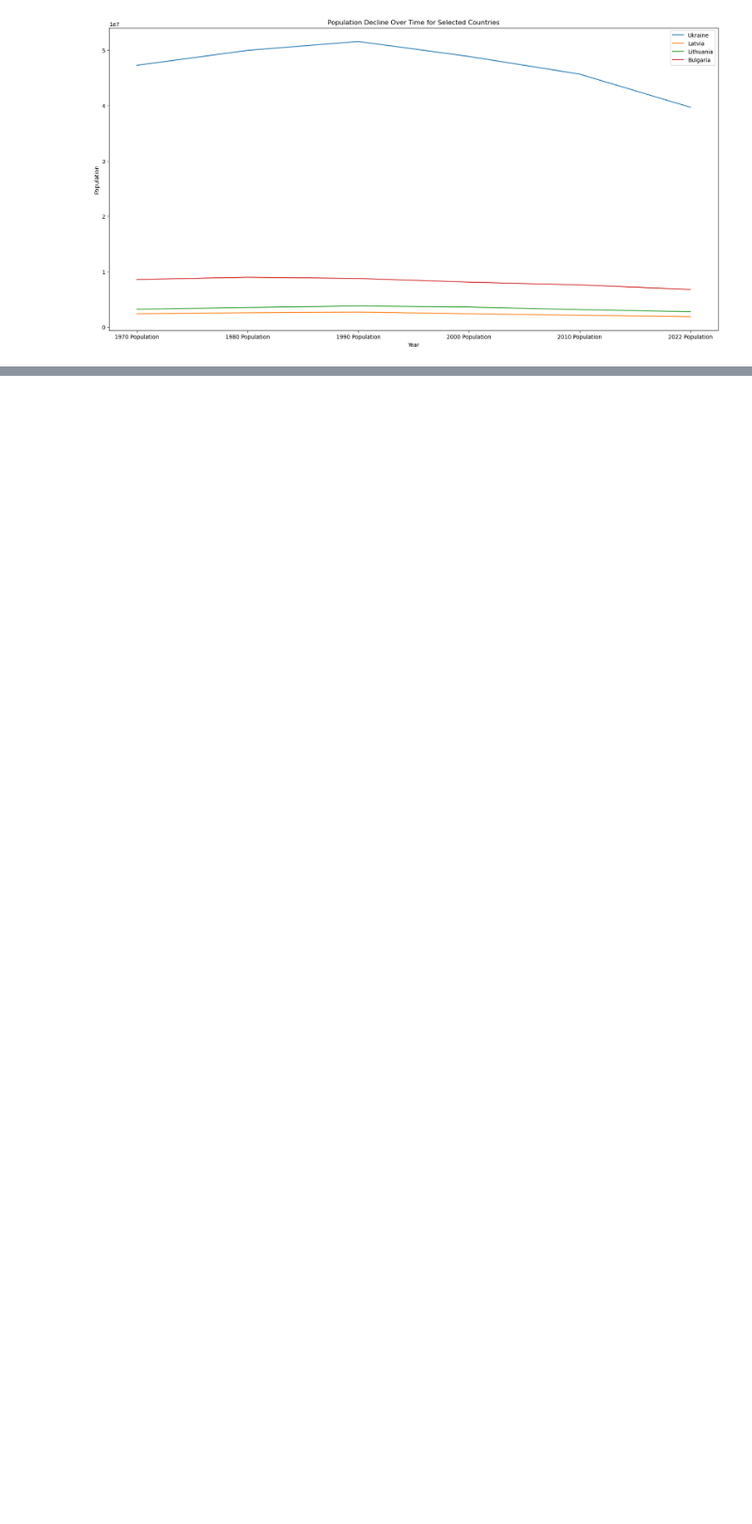
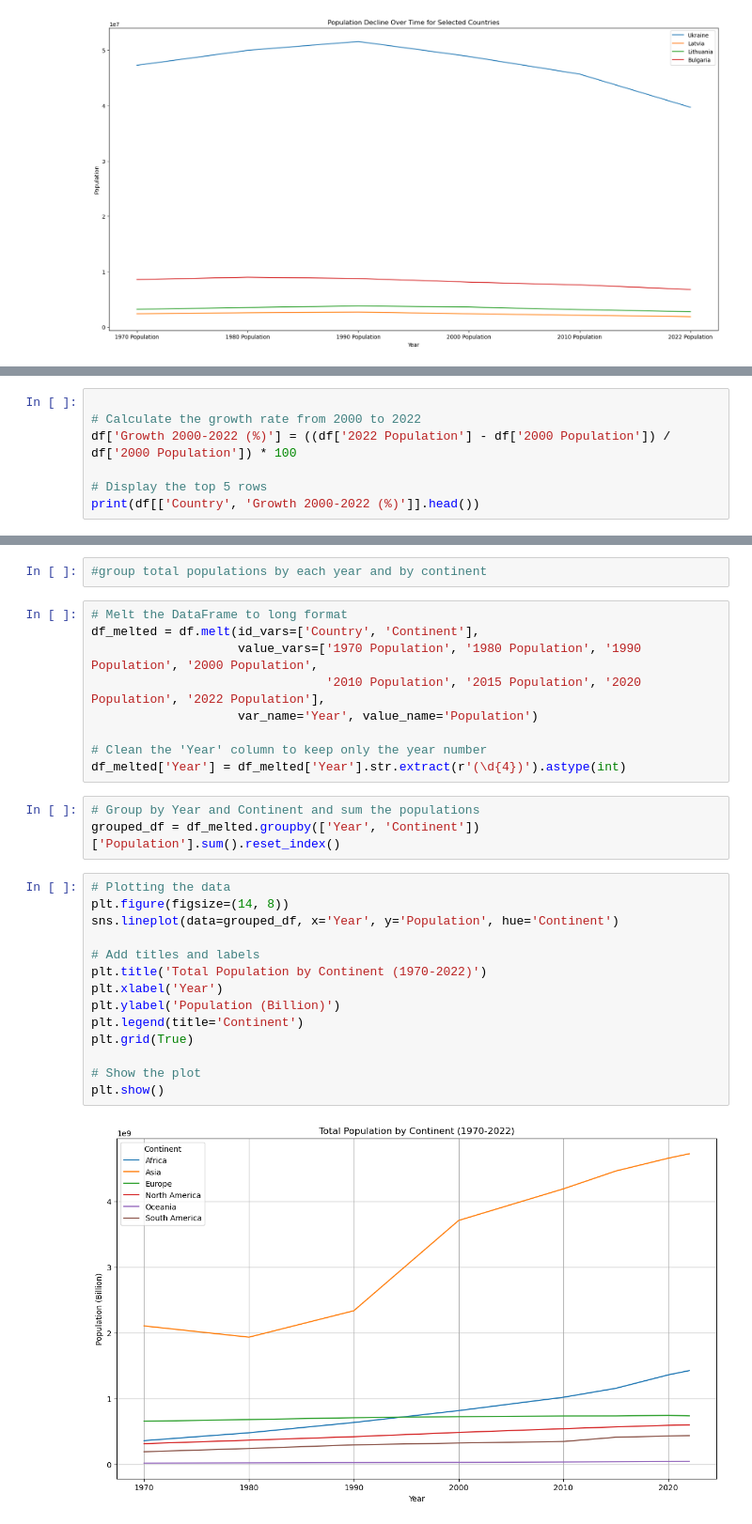
Before and after one commit to Keegawho198/World_population, a Jupyter notebook: exploratory data.ipynb, the cells around one changed output, grey strips where cells are left out. Shown at 94% size. Cells and saved outputs as stored; diff of their text form; blank space fills up the shorter version.

```diff
--- a/exploratory data.ipynb
+++ b/exploratory data.ipynb
@@ -498,0 +635,7 @@ plt.show()
+# %%
+
+# Calculate the growth rate from 2000 to 2022
+df['Growth 2000-2022 (%)'] = ((df['2022 Population'] - df['2000 Population']) / df['2000 Population']) * 100
+
+# Display the top 5 rows
+print(df[['Country', 'Growth 2000-2022 (%)']].head())
@@ -498,0 +725,30 @@ plt.show()
+# %%
+#group total populations by each year and by continent
+# %%
+# Melt the DataFrame to long format
+df_melted = df.melt(id_vars=['Country', 'Continent'],
+                    value_vars=['1970 Population', '1980 Population', '1990 Population', '2000 Population',
+                                '2010 Population', '2015 Population', '2020 Population', '2022 Population'],
+                    var_name='Year', value_name='Population')
+
+# Clean the 'Year' column to keep only the year number
+df_melted['Year'] = df_melted['Year'].str.extract(r'(\d{4})').astype(int)
+# %%
+# Group by Year and Continent and sum the populations
+grouped_df = df_melted.groupby(['Year', 'Continent'])['Population'].sum().reset_index()
+# %%
+# Plotting the data
+plt.figure(figsize=(14, 8))
+sns.lineplot(data=grouped_df, x='Year', y='Population', hue='Continent')
+
+# Add titles and labels
+plt.title('Total Population by Continent (1970-2022)')
+plt.xlabel('Year')
+plt.ylabel('Population (Billion)')
+plt.legend(title='Continent')
+plt.grid(True)
+
+# Show the plot
+plt.show()
+# %% [output]
+[figure, added]
```
Also changed, not shown: parts of 25 cells of this notebook, 1 other file.
